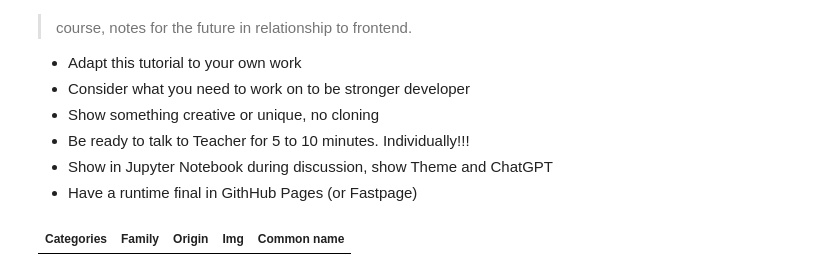
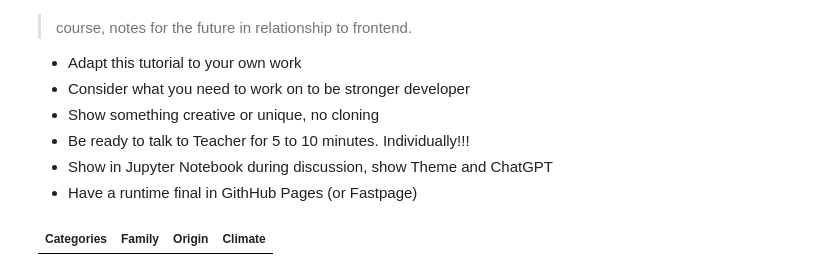
Before and after one commit to NavanYatavelli/fastpages, a Jupyter notebook: _notebooks/2023-05-14-PBL-javascript_tutorial.ipynb, the cells around one changed output. Saved outputs shown, nothing was run; the diff lists cells and outputs as text; code cells hidden in the pictures.

```diff
--- a/_notebooks/2023-05-14-PBL-javascript_tutorial.ipynb
+++ b/_notebooks/2023-05-14-PBL-javascript_tutorial.ipynb
@@ -517,44 +517,54 @@ for (var row of classroom) {
 # %%
 %%html
 <head>
-  <link rel="stylesheet" type="text/css" href="https://cdn.datatables.net/1.10.25/css/jquery.dataTables.min.css">
-  <script type="text/javascript" language="javascript" src="https://code.jquery.com/jquery-3.6.0.min.js"></script>
-  <script type="text/javascript" language="javascript" src="https://cdn.datatables.net/1.10.25/js/jquery.dataTables.min.js"></script>
+    <!-- load jQuery and DataTables syle and scripts -->
+    <link rel="stylesheet" type="text/css" href="https://cdn.datatables.net/1.10.25/css/jquery.dataTables.min.css">
+    <script type="text/javascript" language="javascript" src="https://code.jquery.com/jquery-3.6.0.min.js"></script>
+    <script type="text/javascript" language="javascript" src="https://cdn.datatables.net/1.10.25/js/jquery.dataTables.min.js"></script>
 </head>
-<table id="table" class="table">
-  <thead id="head">
-      <tr>
-          <th>Categories</th>
-          <th>Family</th>
-          <th>Origin</th>
-          <th>Img</th>
-          <th>Common name</th>
-      </tr>
-  </thead>
-  <tbody id="body"></tbody>
+<table id="fTable" class="table" style="width:100%">
+    <thead id="fHead">
+        <tr>
+            <th>Categories</th>
+            <th>Family</th>
+            <th>Origin</th>
+            <th>Climate</th>
+        </tr>
+    </thead>
+    <tbody id="fBody"></tbody>
 </table>
 
 <script>
-const settings = {
-	async: true,
-	crossDomain: true,
-	url: 'https://house-plants2.p.rapidapi.com/all-lite',
+  $(document).ready(function() {
+    fetch('https://house-plants2.p.rapidapi.com/all-lite', {
 	method: 'GET',
 	headers: {
 		'X-RapidAPI-Key': '61c6a629f7msh3c7c0f786cc7e20p158b5bjsnea9db1f03bc5',
 		'X-RapidAPI-Host': 'house-plants2.p.rapidapi.com'
 	}
-};
-
-$.ajax(settings).done(function (response) {
-	console.log(response)
-  $('#body').append('<tr><td>' + "Test1" + '</td></tr>'
-                    '<tr><td>' + "Test2" + '</td></tr>'
-                    '<tr><td>' + "Test3" + '</td></tr>'
-                    '<tr><td>' + "Test4" + '</td></tr>'
-                    '<tr><td>' + "Test5" + '</td></tr>' );
-  $("#table").DataTable();
-});
+  })
+    .then(response => {
+      if (!response.ok) {
+        throw new Error('API response failed');
+      }
+      return response.json();
+    })
+    .then(data => {
+      for (const row of data) {
+        // BUG warning/resolution - DataTable requires row to be single append
+        $('#fBody').append('<tr><td>' +
+            row.Categories + '</td><td>' +
+            row.Family + '</td><td>' +
+            row.Origin + '</td><td>' +
+            row.Climat + '</td></tr>');
+      }
+      // BUG warning - Jupyter does not show Datatable controls, works on deployed GitHub pages
+      $("#fTable").DataTable();
+    })
+    .catch(error => {
+      console.error('Error:', error);
+    });
+  });
 </script>
 # %% [output]
-| Categories | Family | Origin | Img | Common name |
+| Categories | Family | Origin | Climate |
```
